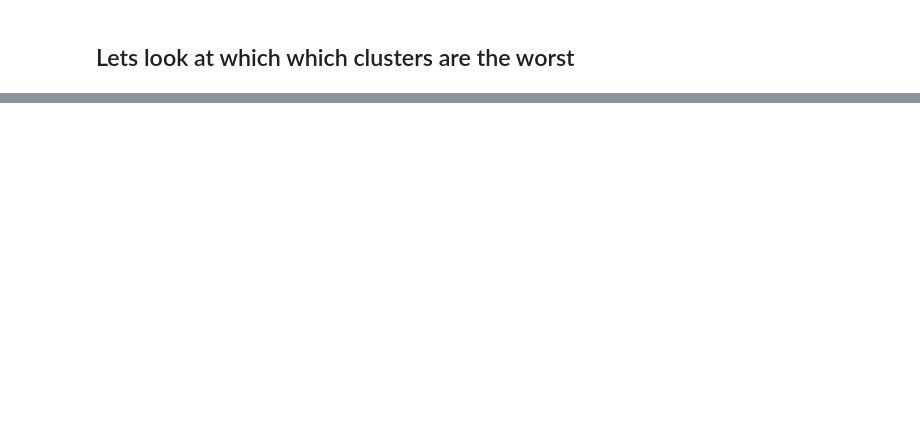
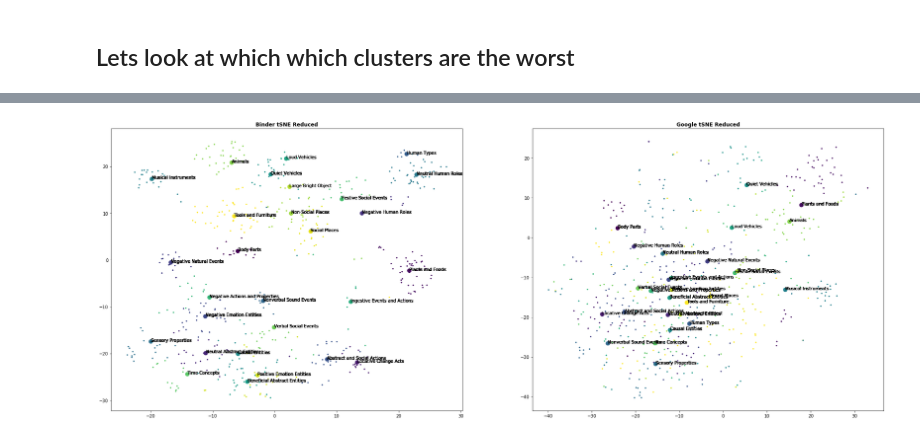
Before and after one commit to smazurchuk/b_lab, a Jupyter notebook: Natural_Cluster_Analysis.ipynb, the cells around one changed output, grey strips where cells are left out. Cells and saved outputs as stored; diff of their text form; code cells hidden in the pictures; blank space fills up the shorter version.

```diff
--- a/Natural_Cluster_Analysis.ipynb
+++ b/Natural_Cluster_Analysis.ipynb
@@ -126,0 +100,4 @@ plt.show()
+# %%
+funcs.labeled_plot(B_red, G_red, L3, kmeans, 'kmeans_sep.png')
+# %% [output]
+[figure, added]
```
Also changed, not shown: parts of 11 cells of this notebook, 11 other files.
